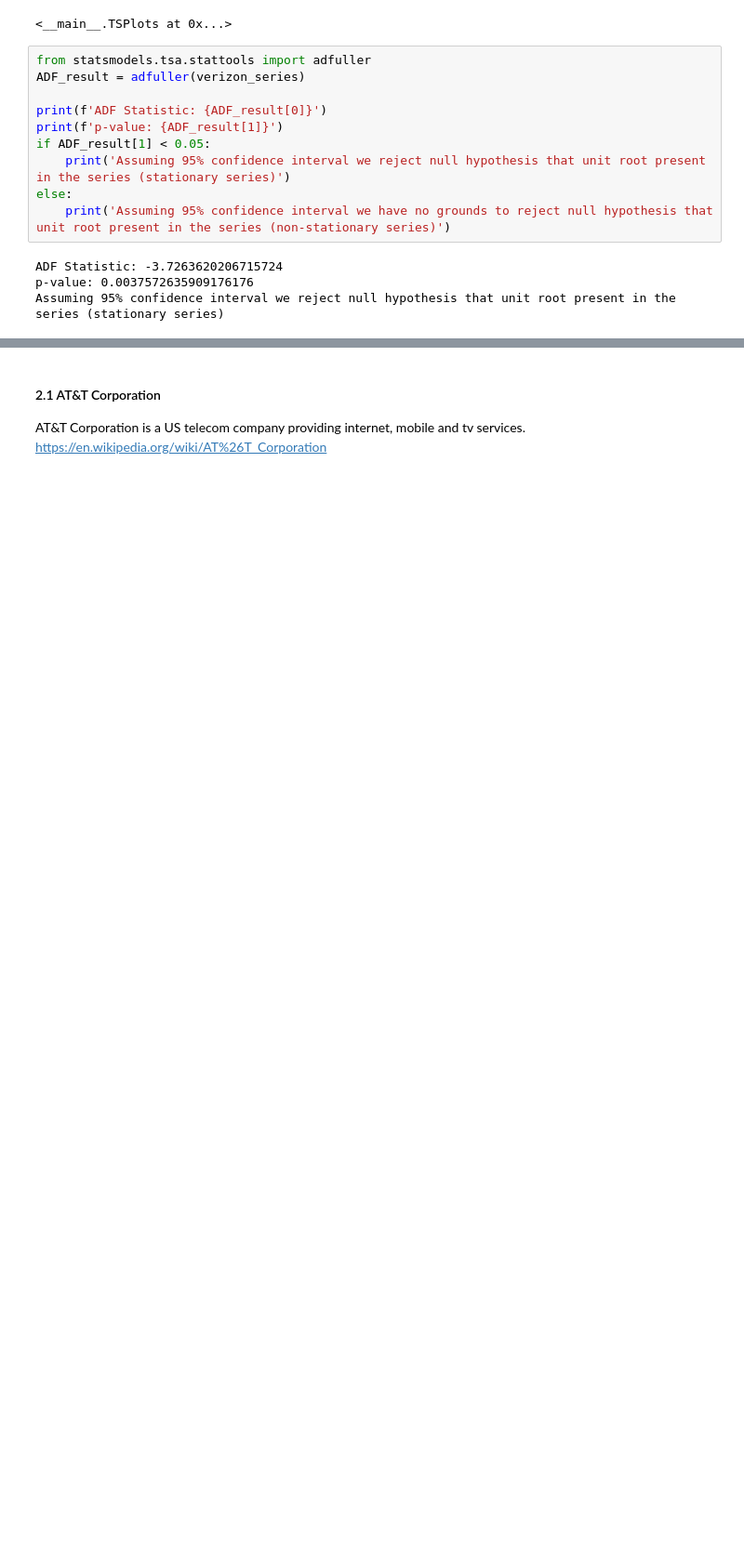
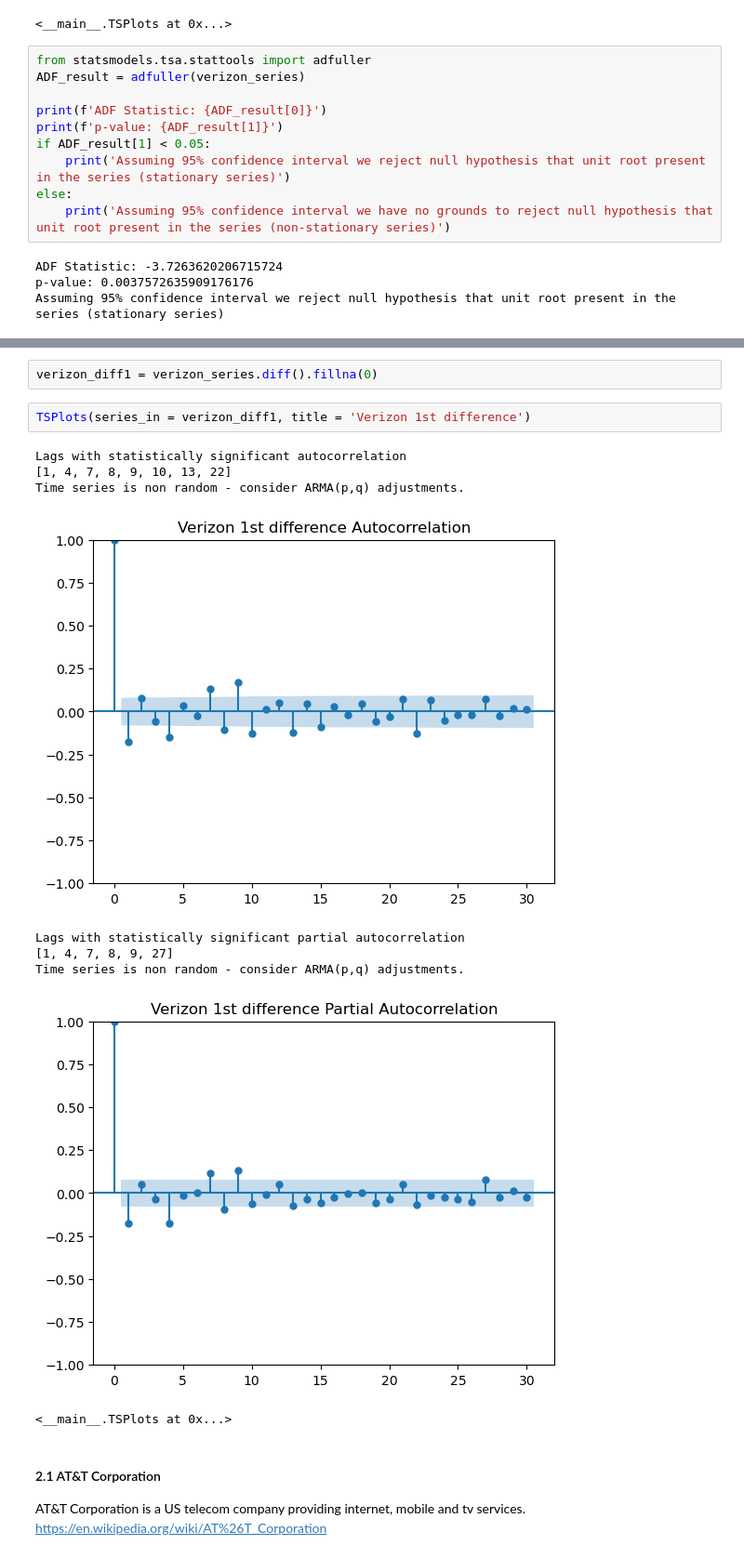
Before and after one commit to TGusciora/Python, a Jupyter notebook: Manning/TimeSeriesStockPrices/TimeSeriesComponents/001_1_2_TGusciora_TimeSeriesComponents_ACF_PACF.ipynb, the cells around one changed output, grey strips where cells are left out. Shown at 93% size. Saved outputs shown, nothing was run; the diff lists cells and outputs as text; blank space fills up the shorter version.

Commit message:
2023/08/19
Manning TS
- re-doing ACF and PACF on differentiated series

```diff
--- a/Manning/TimeSeriesStockPrices/TimeSeriesComponents/001_1_2_TGusciora_TimeSeriesComponents_ACF_PACF.ipynb
+++ b/Manning/TimeSeriesStockPrices/TimeSeriesComponents/001_1_2_TGusciora_TimeSeriesComponents_ACF_PACF.ipynb
@@ -237,6 +244,20 @@ Observations:
 
 Conclusion:
 * This suggests we should model MA(q) (Moving average) transformation of series and re-do the evaluation.
+# %%
+verizon_diff1 = verizon_series.diff().fillna(0)
+# %%
+TSPlots(series_in = verizon_diff1, title = 'Verizon 1st difference')
+# %% [output]
+Lags with statistically significant autocorrelation
+[1, 4, 7, 8, 9, 10, 13, 22]
+Time series is non random - consider ARMA(p,q) adjustments.
+[figure, added]
+Lags with statistically significant partial autocorrelation
+[1, 4, 7, 8, 9, 27]
+Time series is non random - consider ARMA(p,q) adjustments.
+[figure, added]
+<__main__.TSPlots at 0x...>
 # %% [markdown]
 #### 2.1 AT&T Corporation
 
```
Also changed, not shown: parts of 9 cells of this notebook.
